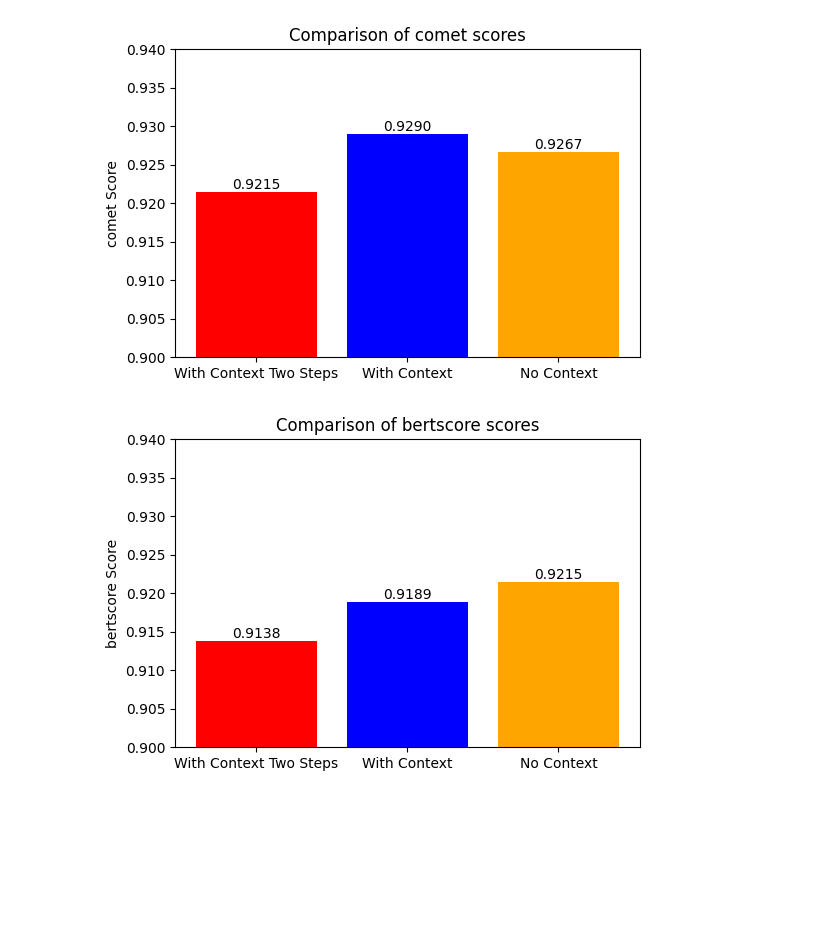
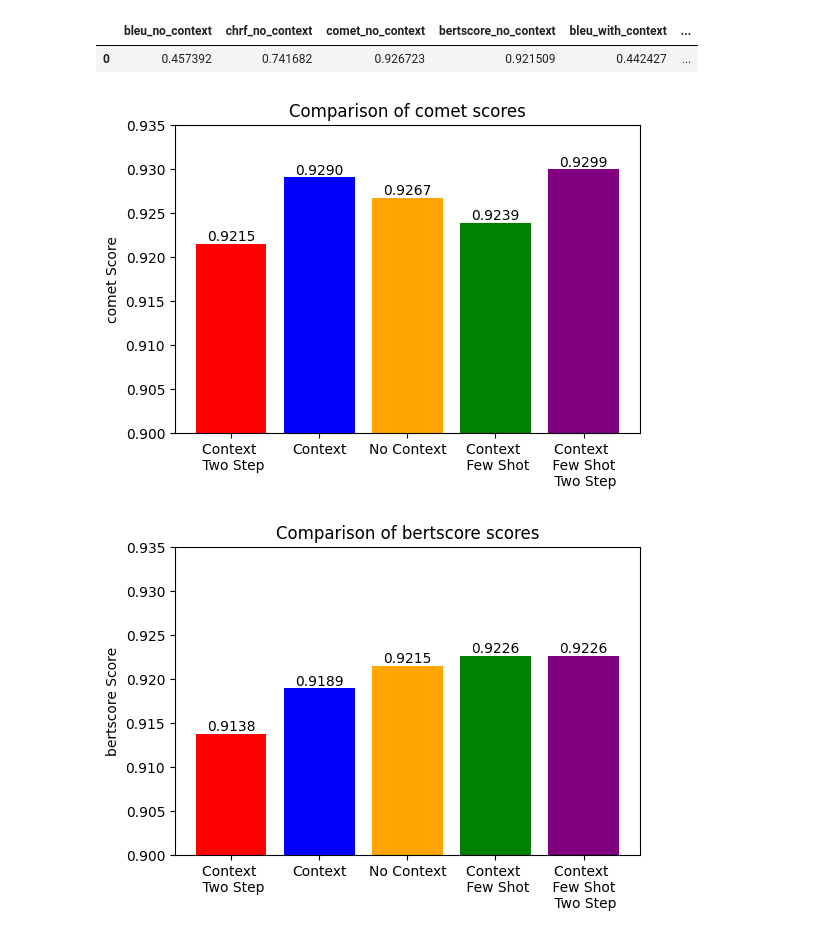
Before and after one commit to refrigerr/adaptation-of-machine-translation, a Jupyter notebook: experiments_gender/mittens_results.ipynb, the cells around one changed output. Saved outputs shown, nothing was run; the diff lists cells and outputs as text; code cells hidden in the pictures; blank space fills up the shorter version.

```diff
--- a/experiments_gender/mittens_results.ipynb
+++ b/experiments_gender/mittens_results.ipynb
@@ -3,34 +3,46 @@ import pandas as pd
 import matplotlib.pyplot as plt
 import seaborn as sns
 # %%
-df = pd.read_csv('translations_scores/mittens/system_mittens_gender_context_basic_metric.csv')
+df = pd.read_csv('translations_scores/system_mittens_gender_context_basic_metric.csv')
+df2 = pd.read_csv('translations_scores/system_mittens_gender_few_shot_basic_metric.csv')
+df3 = pd.read_csv('translations_scores/system_mittens_gender_few_shot_two_step_basic_metric.csv')
+# %%
+df = pd.concat([df, df2], axis=1)
+df = pd.concat([df, df3], axis=1)
+
+df.head()
+# %% [output]
+|  | bleu_no_context | chrf_no_context | comet_no_context | bertscore_no_context | bleu_with_context | ... |
+| 0 | 0.457392 | 0.741682 | 0.926723 | 0.921509 | 0.442427 | ... |
 # %%
 metrics = ['comet', 'bertscore', 'chrf', 'bleu']
 
 # Tworzenie wykresów słupkowych
 for metric in metrics:
     with_context_two_steps = df[f'{metric}_with_context_two_steps'].iloc[0]
     with_context = df[f'{metric}_with_context'].iloc[0]
     no_context = df[f'{metric}_no_context'].iloc[0]
+    few_shot = df[f'{metric}_few_shot'].iloc[0]
+    few_shot_two_step = df[f'{metric}_few_shot_two_step'].iloc[0]
 
     plt.figure(figsize=(6, 4))
-    bars = plt.bar(['With Context Two Steps', 'With Context', 'No Context'], [with_context_two_steps, with_context, no_context], color=['red','blue', 'orange'])
+    bars = plt.bar(['Context \n Two Step', 'Context', 'No Context', 'Context \n Few Shot', 'Context \n Few Shot \n Two Step'], [with_context_two_steps, with_context, no_context, few_shot, few_shot_two_step], color=['red','blue', 'orange', 'green', 'purple'])
     plt.title(f'Comparison of {metric} scores')
     plt.ylabel(f'{metric} Score')
 
-
     if metric == "chrf":
-        plt.ylim(0.68, 0.75)
+        plt.ylim(0.68, 0.76)
     elif metric == "bleu":
-        plt.ylim(0.4, 0.47)
+        plt.ylim(0.4, 0.48)
     else:
-        plt.ylim(0.9, 0.94)
+        plt.ylim(0.9, 0.935)
 
     for bar in bars:
         height = bar.get_height()
         plt.text(bar.get_x() + bar.get_width() / 2.0, height, f'{height:.4f}', ha='center', va='bottom')
 
+    plt.savefig(f"figs/{metric}_gender_context_comparision.png", dpi=300, bbox_inches='tight')
     plt.show()
 # %% [output]
-[figure, old version]
+[figure, new version]
-[figure, old version]
+[figure, new version]
```
Also changed, not shown: parts of 7 cells of this notebook, 19 other files.
